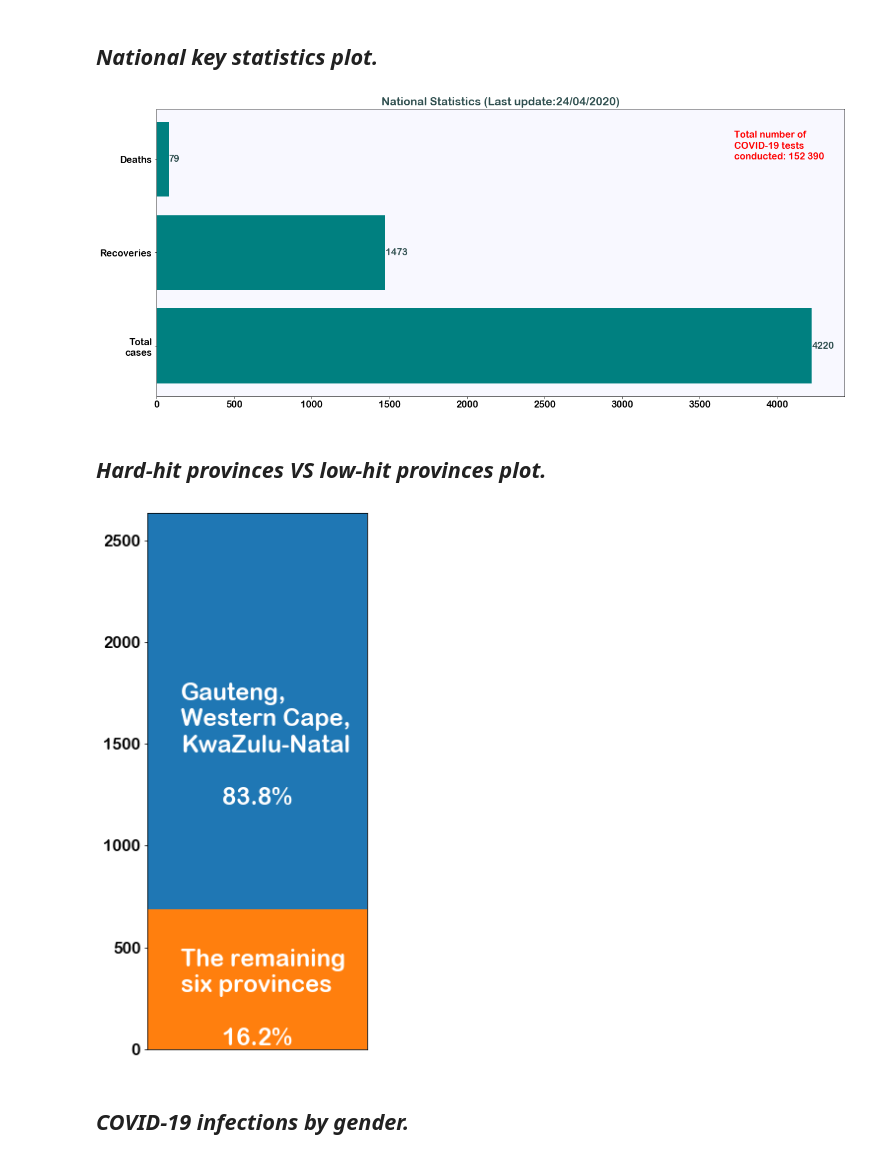
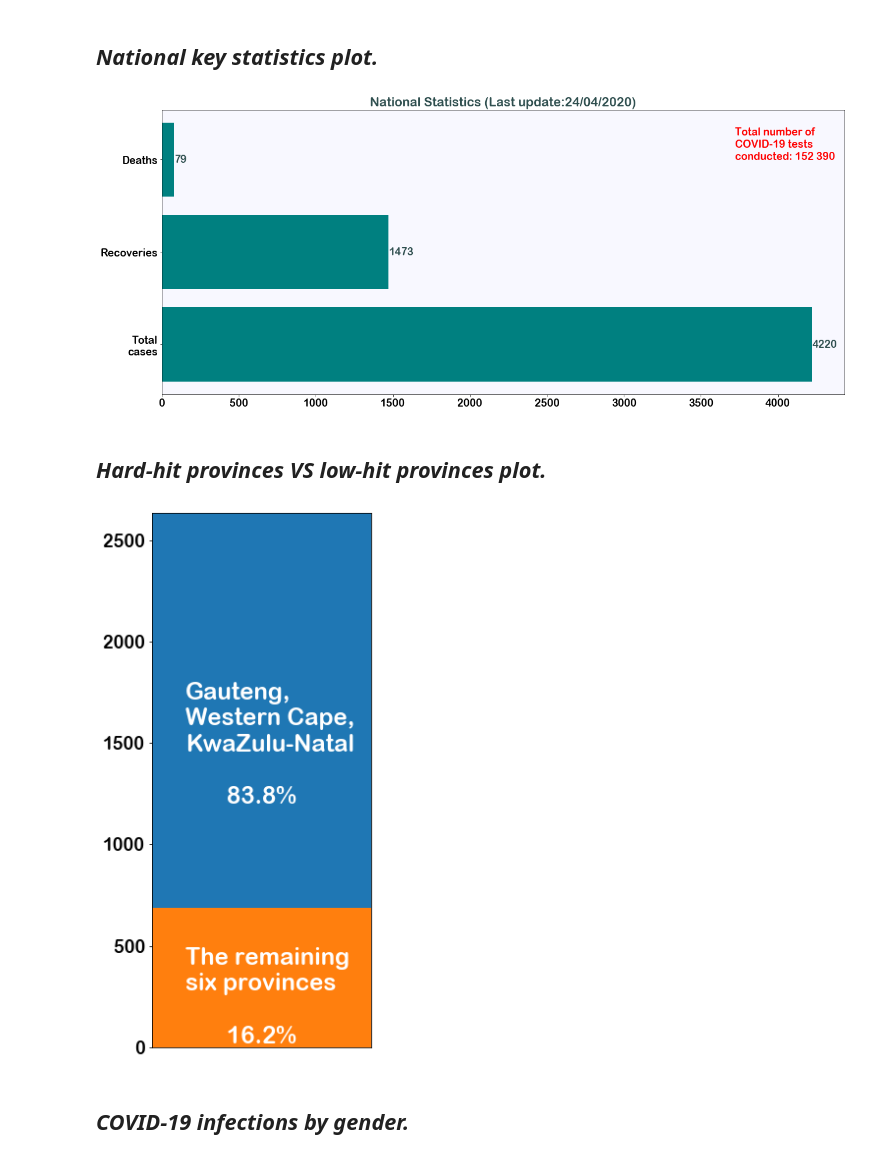
Before and after one commit to mckabuza/South-Africa-COVID-19-Data-Visualization, a Jupyter notebook: SA COVID-19 April.ipynb, the cells around one changed output. Saved outputs shown, nothing was run; the diff lists cells and outputs as text; code cells hidden in the pictures.

```diff
--- a/SA COVID-19 April.ipynb
+++ b/SA COVID-19 April.ipynb
@@ -17,7 +17,7 @@ age_gender = pd.read_csv("./data/covid_19_South_Africa_Age_Sex.csv")
 ## **_Set-up the plots size, font and background colours._**
 # %%
 rcParams['font.family'] = 'Arial Rounded MT Bold'
-rcParams['font.size'] = '16'
+rcParams['font.size'] = '18'
 rcParams['text.color'] = 'darkslategrey'
 rcParams['figure.facecolor'] = 'white'
 rcParams['axes.facecolor'] = 'ghostwhite'
@@ -143,19 +143,19 @@ plt.show()
 # %%
 confirmed = np.sum(provincial[provincial.columns[-1]])
 recovered = np.sum(provincial_data['Recoveries'])
 deaths = np.sum(provincial_data['Deaths'])
 data1 = ['Total\ncases','Recoveries','Deaths']
 dat1=[confirmed,recovered,deaths]
 
 plt.title('National Statistics (Last update:{})'.format(province.columns[-1]))
 plt.barh(data1, dat1,color='teal')
 for k,dat1 in enumerate(dat1):
     plt.text(dat1+2,k,dat1,verticalalignment='center')
-plt.text(confirmed-500, 2,'Total number of\nCOVID-19 tests\nconducted: 152 390',color='red',fontsize=16)
+plt.text(confirmed-500, 2,'Total number of\nCOVID-19 tests\nconducted: 152 390',color='red')
 plt.savefig("./images/key_stats.jpeg")
 plt.show()
 # %% [output]
-[figure, old version]
+[figure, new version]
 # %% [markdown]
 ## **_Hard-hit provinces VS low-hit provinces plot._**
 # %%
@@ -183,7 +183,7 @@ plt.xticks([])
 plt.savefig("./images/contrast.jpeg")
 plt.show()
 # %% [output]
-[figure, old version]
+[figure, new version]
 # %% [markdown]
 ## **_COVID-19 infections by gender._**
 # %%
```
Also changed, not shown: parts of 7 cells of this notebook, 10 other files.
